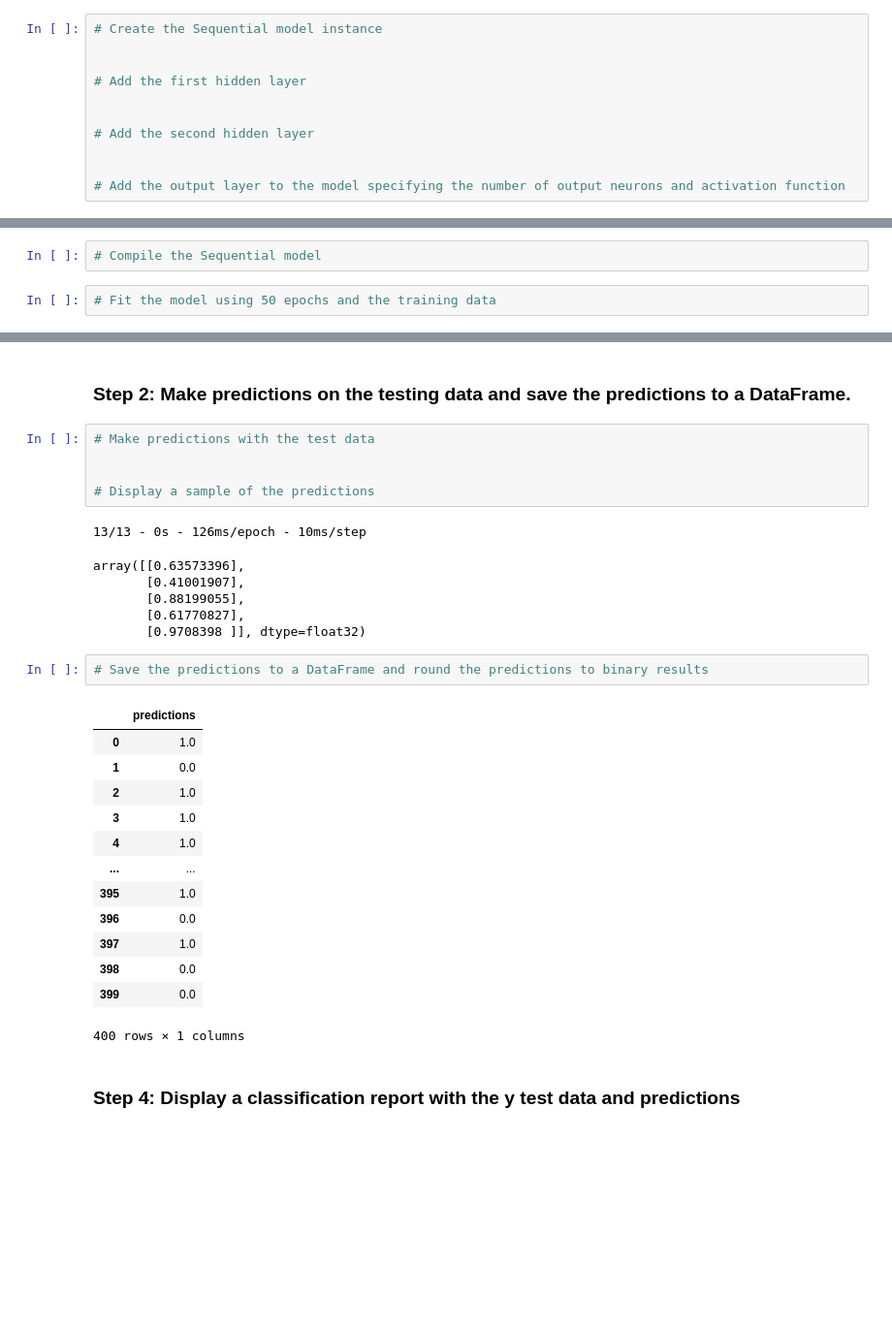
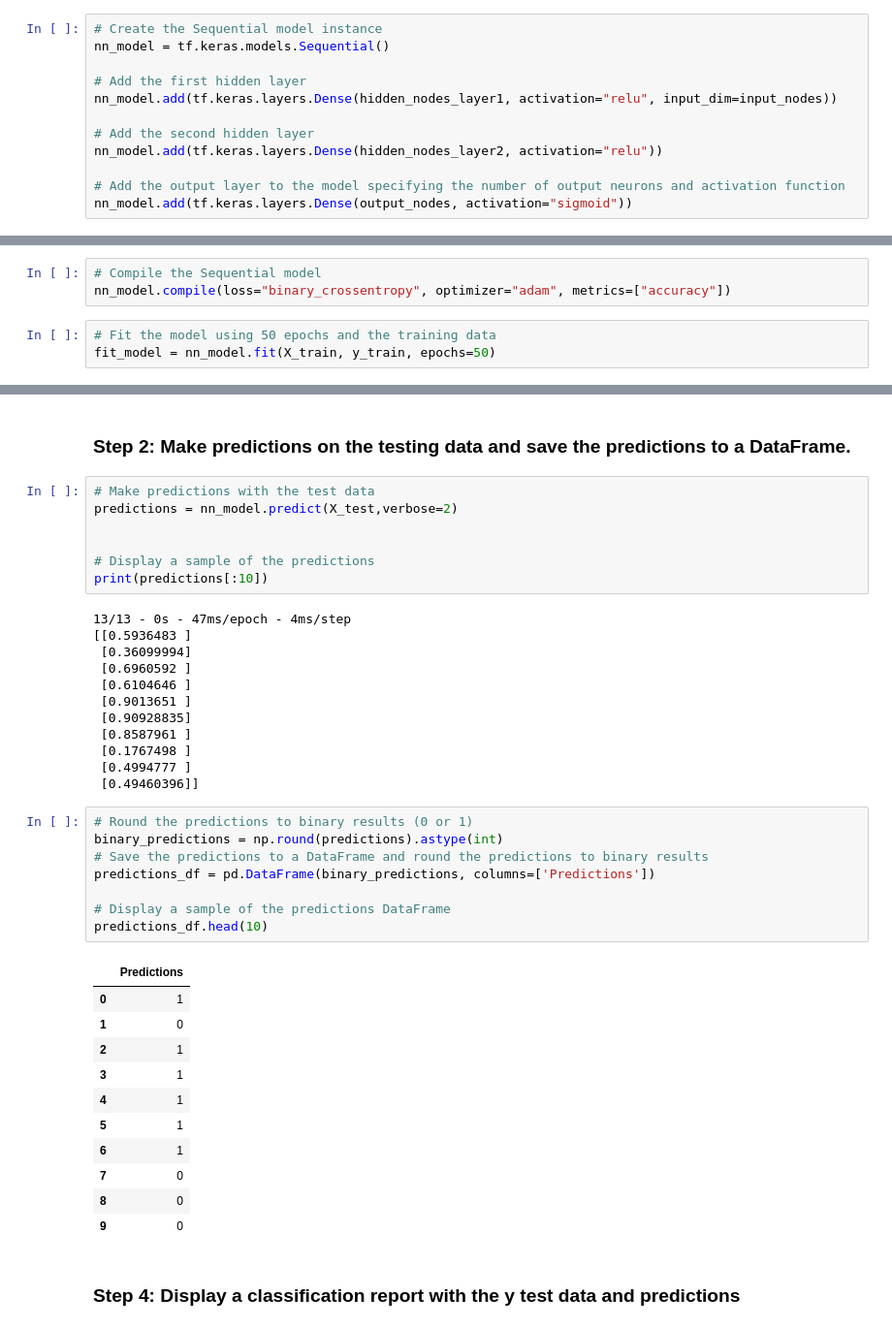
Before and after one commit to mvenegas011/neural-network-challenge-1, a Jupyter notebook: student_loans_with_deep_learning.ipynb, the cells around one changed output, grey strips where cells are left out. Shown at 97% size. Saved outputs shown, nothing was run; the diff lists cells and outputs as text; blank space fills up the shorter version.

```diff
--- a/student_loans_with_deep_learning.ipynb
+++ b/student_loans_with_deep_learning.ipynb
@@ -116,13 +145,14 @@ array([0, 0, 0, 1, 0])
 # %%
 # Create the Sequential model instance
-
+nn_model = tf.keras.models.Sequential()
 
 # Add the first hidden layer
-
+nn_model.add(tf.keras.layers.Dense(hidden_nodes_layer1, activation="relu", input_dim=input_nodes))
 
 # Add the second hidden layer
-
+nn_model.add(tf.keras.layers.Dense(hidden_nodes_layer2, activation="relu"))
 
 # Add the output layer to the model specifying the number of output neurons and activation function
+nn_model.add(tf.keras.layers.Dense(output_nodes, activation="sigmoid"))
 # %%
 # Display the Sequential model summary
@@ -146,7 +177,9 @@ _________________________________________________________________
 ### Step 2: Compile and fit the model using the `binary_crossentropy` loss function, the `adam` optimizer, and the `accuracy` evaluation metric.
 # %%
 # Compile the Sequential model
+nn_model.compile(loss="binary_crossentropy", optimizer="adam", metrics=["accuracy"])
 # %%
 # Fit the model using 50 epochs and the training data
+fit_model = nn_model.fit(X_train, y_train, epochs=50)
 # %% [output]
 Epoch 1/50
@@ -197,32 +231,43 @@ Loss: 0.5049149394035339, Accuracy: 0.7350000143051147
 ### Step 2: Make predictions on the testing data and save the predictions to a DataFrame.
 # %%
 # Make predictions with the test data
+predictions = nn_model.predict(X_test,verbose=2)
 
 
 # Display a sample of the predictions
+print(predictions[:10])
 # %% [output]
-13/13 - 0s - 126ms/epoch - 10ms/step
+13/13 - 0s - 47ms/epoch - 4ms/step
+[[0.5936483 ]
+ [0.36099994]
+ [0.6960592 ]
+ [0.6104646 ]
+ [0.9013651 ]
+ [0.90928835]
+ [0.8587961 ]
+ [0.1767498 ]
+ [0.4994777 ]
+ [0.49460396]]
-array([[0.63573396],
-       [0.41001907],
-       [0.88199055],
-       [0.61770827],
-       [0.9708398 ]], dtype=float32)
 # %%
+# Round the predictions to binary results (0 or 1)
+binary_predictions = np.round(predictions).astype(int)
 # Save the predictions to a DataFrame and round the predictions to binary results
+predictions_df = pd.DataFrame(binary_predictions, columns=['Predictions'])
+
+# Display a sample of the predictions DataFrame
+predictions_df.head(10)
 # %% [output]
-|  | predictions |
-| 0 | 1.0 |
-| 1 | 0.0 |
-| 2 | 1.0 |
-| 3 | 1.0 |
-| 4 | 1.0 |
-| ... | ... |
-| 395 | 1.0 |
-| 396 | 0.0 |
-| 397 | 1.0 |
-| 398 | 0.0 |
-| 399 | 0.0 |
+|  | Predictions |
+| 0 | 1 |
+| 1 | 0 |
+| 2 | 1 |
+| 3 | 1 |
+| 4 | 1 |
+| 5 | 1 |
+| 6 | 1 |
+| 7 | 0 |
+| 8 | 0 |
+| 9 | 0 |
-400 rows × 1 columns
 # %% [markdown]
 ### Step 4: Display a classification report with the y test data and predictions
 # %%
```
Also changed, not shown: parts of 17 cells of this notebook.
